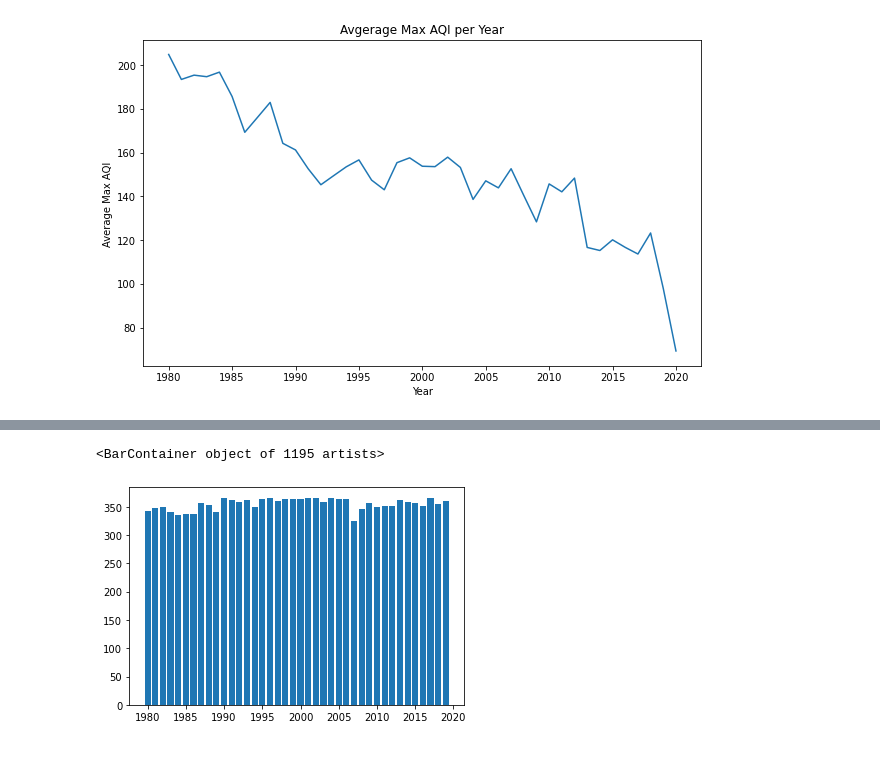
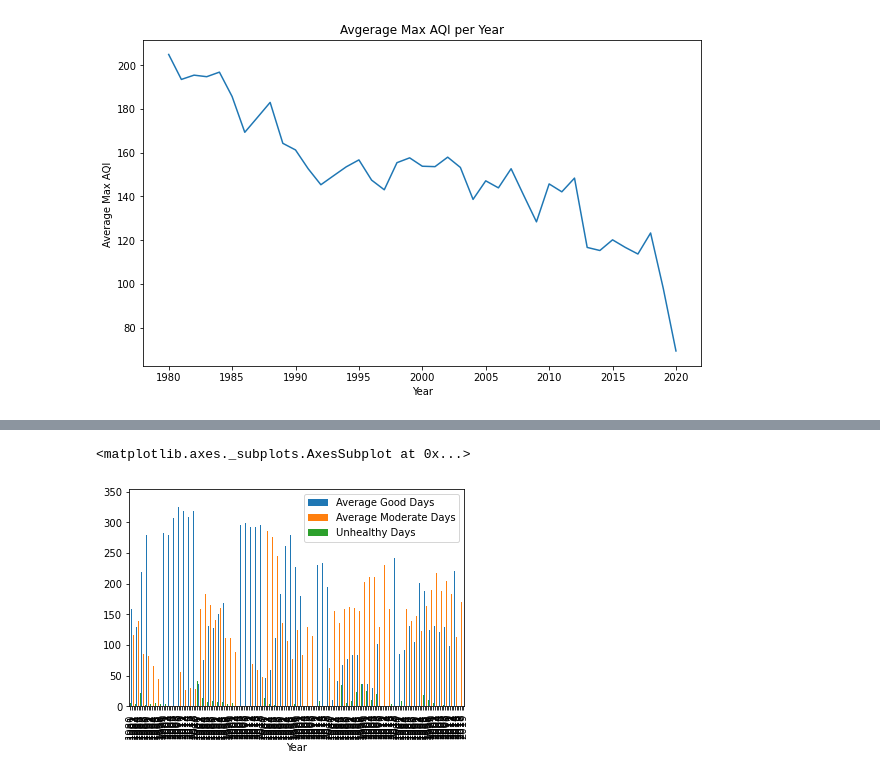
Before and after one commit to BrianDouglas/Climate_Soluctions, a Jupyter notebook: notebooks/Katherine.ipynb, the cells around one changed output, grey strips where cells are left out. Drawn from its saved outputs; the diff is of its cells as text; code cells hidden in the pictures.

Commit message:
worked on air qual graphs, began car data pull

```diff
--- a/notebooks/Katherine.ipynb
+++ b/notebooks/Katherine.ipynb
@@ -194,11 +178,0 @@ days_avg_yr_city_drop2020
-# %%
-#plot Grouped Vertical Bar Chart
-#x=days_avg_yr_city["Year"]
-#y will be 5 most improved citiy,st average days
-x=days_avg_yr_city_drop2020["Year"]
-y=days_avg_yr_city_drop2020["Average Good Days"]
-#days_avg_yr_city.groupby("Year")["City, ST"]
-plt.bar(x,y)
-# %% [output]
-<BarContainer object of 1195 artists>
-[figure, removed]
@@ -208,0 +183,22 @@ plt.bar(x,y)
+# %%
+#Data frame of Top 5 improved: Syracuse, NY, Rochester NY, Medford OH, knoxville, TN, Tulsa OK
+syracuse_data=days_avg_yr_city_drop2020.loc[days_avg_yr_city_drop2020['City, ST'] == 'Syracuse, NY']
+syracuse_data=syracuse_data.set_index('Year')
+rochester_ny=days_avg_yr_city_drop2020.loc[days_avg_yr_city_drop2020['City, ST'] == 'Rochester, NY']
+rochester_ny=rochester_ny.set_index('Year')
+medford_data=days_avg_yr_city_drop2020.loc[days_avg_yr_city_drop2020['City, ST'] == 'Medford, OR']
+medford_data=medford_data.set_index('Year')
+knoxville_data=days_avg_yr_city_drop2020.loc[days_avg_yr_city_drop2020['City, ST'] == 'Knoxville, TN']
+knoxville_data=knoxville_data.set_index('Year')
+tulsa=days_avg_yr_city_drop2020.loc[days_avg_yr_city_drop2020['City, ST'] == 'Tulsa, OK']
+tulsa=tulsa.set_index('Year')
+#merge
+top_5 = pd.merge(syracuse_data, rochester_ny, on= "Year")
+top_5=pd.merge(top_5, medford_data, on= "Year")
+top_5=pd.merge(top_5, knoxville_data, on= "Year")
+#concat
+top_5_concat=pd.concat([syracuse_data,rochester_ny,medford_data,knoxville_data,tulsa ])
+top_5_concat.plot.bar()
+# %% [output]
+<matplotlib.axes._subplots.AxesSubplot at 0x...>
+[figure, added]
```
Also changed, not shown: parts of 6 cells of this notebook, 7 other files.
